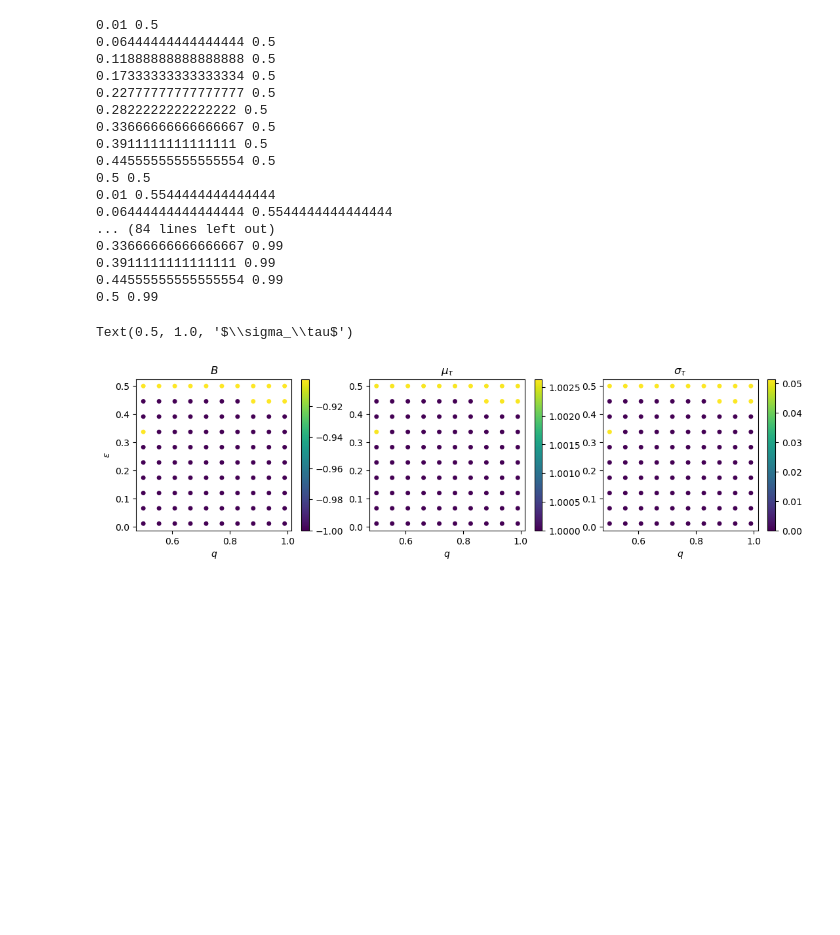
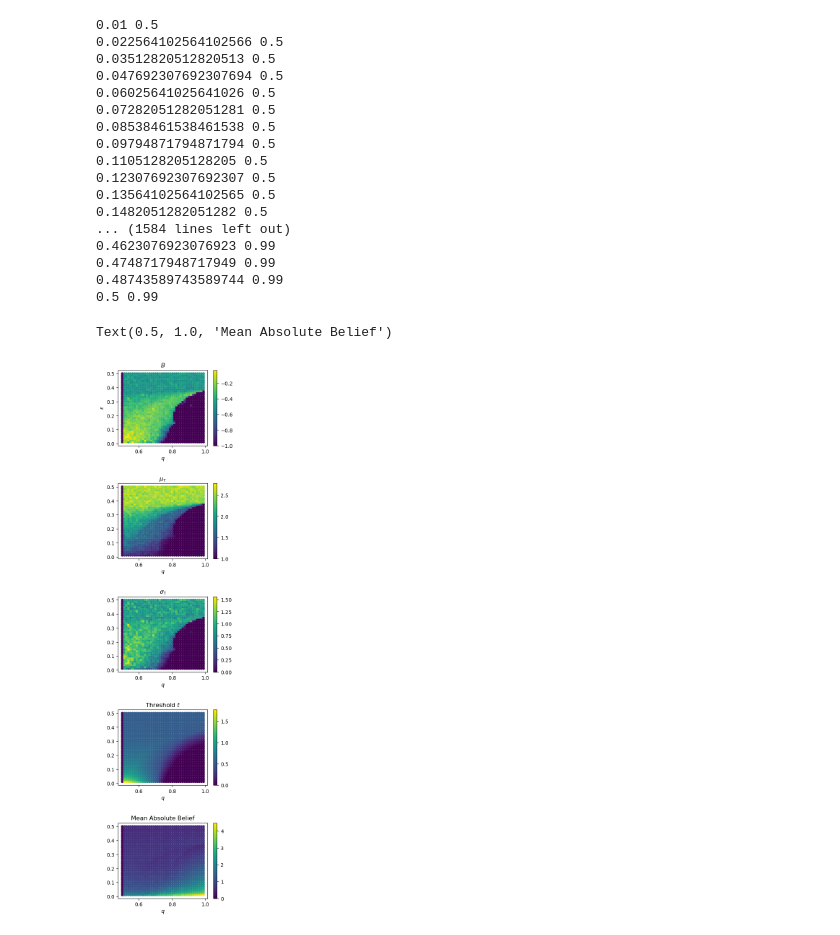
Before and after one commit to kalburge/stock-predict, a Jupyter notebook: model/reward_simulate.ipynb, the cells around one changed output. Saved outputs shown, nothing was run; the diff lists cells and outputs as text; code cells hidden in the pictures; blank space fills up the shorter version.

```diff
--- a/model/reward_simulate.ipynb
+++ b/model/reward_simulate.ipynb
@@ -13,7 +13,7 @@ rc('text', usetex=False)
 rc('font', family='sans-serif')
 # %%
 mu = 0.5; sigma = 1
-R = (100, -100, 0)
+R = (1, -1, 0)
 c = (1, 1)
 # %%
 import warnings
@@ -21,7 +23,7 @@ warnings.filterwarnings("ignore")
 # %%
 # Define simulation parameters:
 N = 200
-epsilon = 0.4; q = 0.6
+epsilon = 0.2; q = 0.6
 
 
 # Create time step vector:
@@ -173,42 +244,54 @@ def convert(q,eps,b_i,m_i,s_i):
 # %%
-q, e, b, m, s = bursty_sim(10)
+q, e, b, m, s, t, mab = bursty_sim_r(40)
 # %% [output]
 0.01 0.5
-0.06444444444444444 0.5
-0.11888888888888888 0.5
-0.17333333333333334 0.5
-0.22777777777777777 0.5
-0.2822222222222222 0.5
-0.33666666666666667 0.5
-0.3911111111111111 0.5
-0.44555555555555554 0.5
-0.5 0.5
-0.01 0.5544444444444444
-0.06444444444444444 0.5544444444444444
-... (84 lines left out)
-0.33666666666666667 0.99
-0.3911111111111111 0.99
-0.44555555555555554 0.99
+0.022564102564102566 0.5
+0.03512820512820513 0.5
+0.047692307692307694 0.5
+0.06025641025641026 0.5
+0.07282051282051281 0.5
+0.08538461538461538 0.5
+0.09794871794871794 0.5
+0.1105128205128205 0.5
+0.12307692307692307 0.5
+0.13564102564102565 0.5
+0.1482051282051282 0.5
+... (1584 lines left out)
+0.4623076923076923 0.99
+0.4748717948717949 0.99
+0.48743589743589744 0.99
 0.5 0.99
+# %%
+df_r = convert(q,e,b,m,s,t,mab)
 # %%
-df = convert(q,e,b,m,s)
-plt.subplots(figsize=(13,3))
-plt.subplot(131)
-plt.scatter(q,e, c=b, s=16)
+plt.subplots(figsize=(4,19))
+plt.subplots_adjust(hspace=0.5)
+plt.subplot(511)
+plt.scatter(df_r['q'], df_r['eps'], c=df_r['B_i'], s=16)
 plt.colorbar()
 plt.xlabel('$q$')
 plt.ylabel('$\epsilon$')
 plt.title('$B$')
-plt.subplot(132)
-plt.scatter(q,e, c=m, s=16)
+plt.subplot(512)
+plt.scatter(df_r['q'], df_r['eps'], c=df_r['mu_i'], s=16)
 plt.colorbar()
 plt.xlabel('$q$')
 plt.title('$\mu_\\tau$')
-plt.subplot(133)
-plt.scatter(q,e, c=s, s=16)
+plt.subplot(513)
+plt.scatter(df_r['q'], df_r['eps'], c=df_r['sig_i'], s=16)
 plt.colorbar()
 plt.xlabel('$q$')
 plt.title('$\sigma_\\tau$')
+plt.subplot(514)
+plt.scatter(df_r['q'], df_r['eps'], c=df_r['thresh'], s=16)
+plt.colorbar()
+plt.xlabel('$q$')
+plt.title('Threshold $t$')
+plt.subplot(515)
+plt.scatter(df_r['q'], df_r['eps'], c=df_r['mean_abs_belief'], s=16)
+plt.colorbar()
+plt.xlabel('$q$')
+plt.title('Mean Absolute Belief')
 # %% [output]
-Text(0.5, 1.0, '$\\sigma_\\tau$')
+Text(0.5, 1.0, 'Mean Absolute Belief')
-[figure, old version]
+[figure, new version]
```
Also changed, not shown: parts of 25 cells of this notebook, 1 other file.
